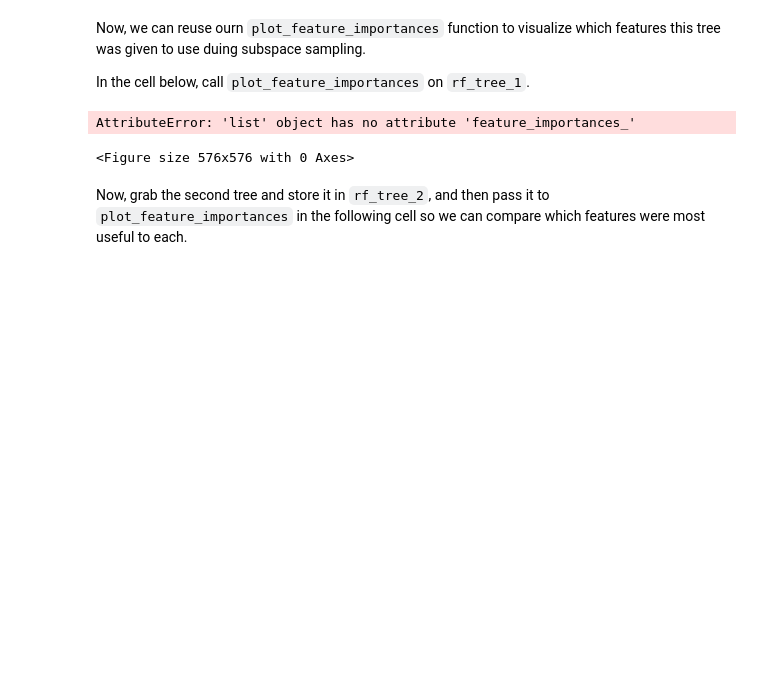
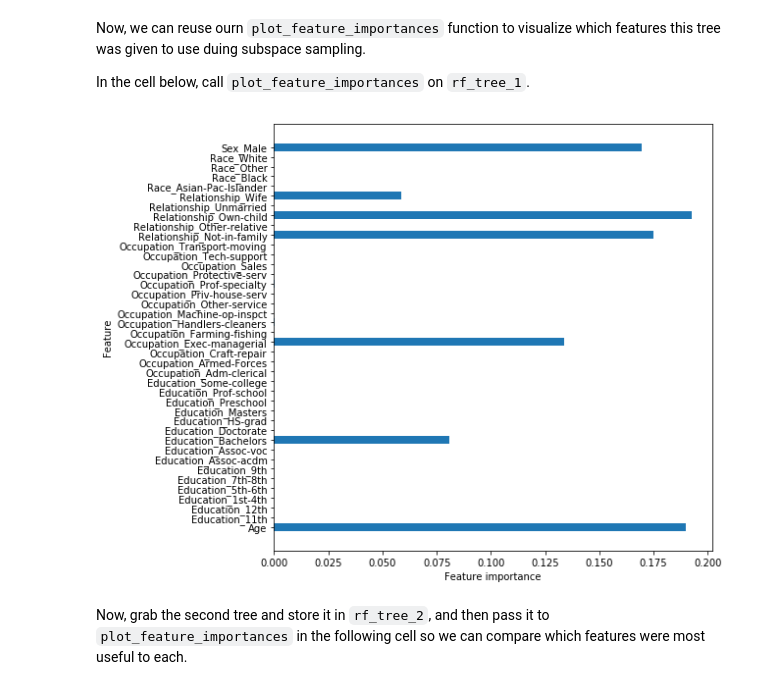
Before and after one commit to angelmanzur/dsc-tree-ensembles-random-forests-lab-dc-ds-career-042219, a Jupyter notebook: index.ipynb, the cells around one changed output. Saved outputs shown, nothing was run; the diff lists cells and outputs as text; code cells hidden in the pictures; blank space fills up the shorter version.

```diff
--- a/index.ipynb
+++ b/index.ipynb
@@ -308,10 +308,9 @@ Now, we can reuse ourn `plot_feature_importances` function to visualize which fe
 
 In the cell below, call `plot_feature_importances` on `rf_tree_1`.
 # %%
-plot_feature_importances(rf_tree_1)
+plot_feature_importances(forest_2)
 # %% [output]
-AttributeError: 'list' object has no attribute 'feature_importances_'
-<Figure size 576x576 with 0 Axes>
+[figure, added]
 # %% [markdown]
 Now, grab the second tree and store it in `rf_tree_2`, and then pass it to `plot_feature_importances` in the following cell so we can compare which features were most useful to each.
 # %%
```
